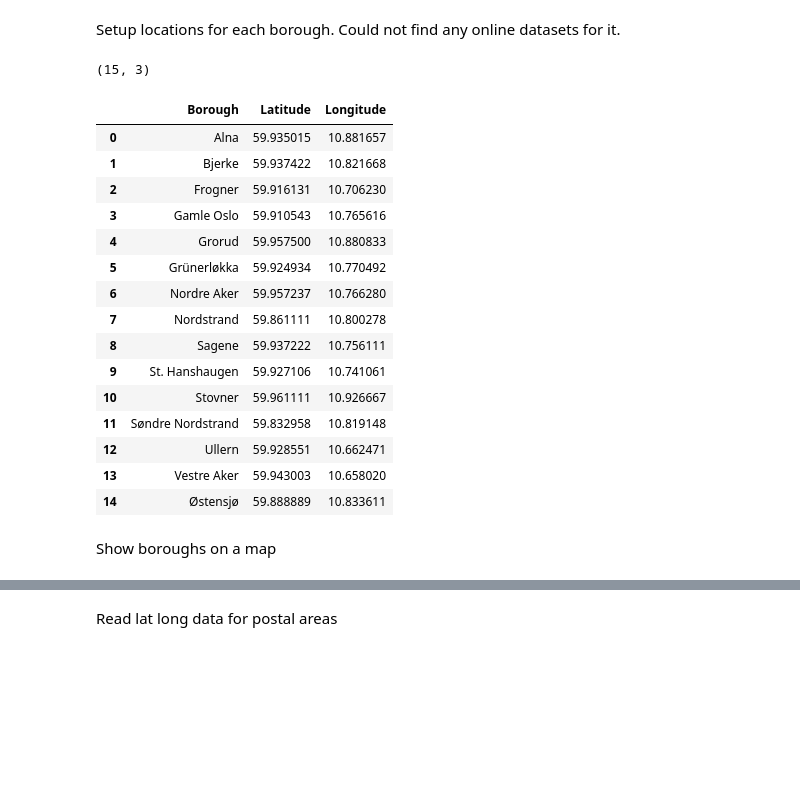
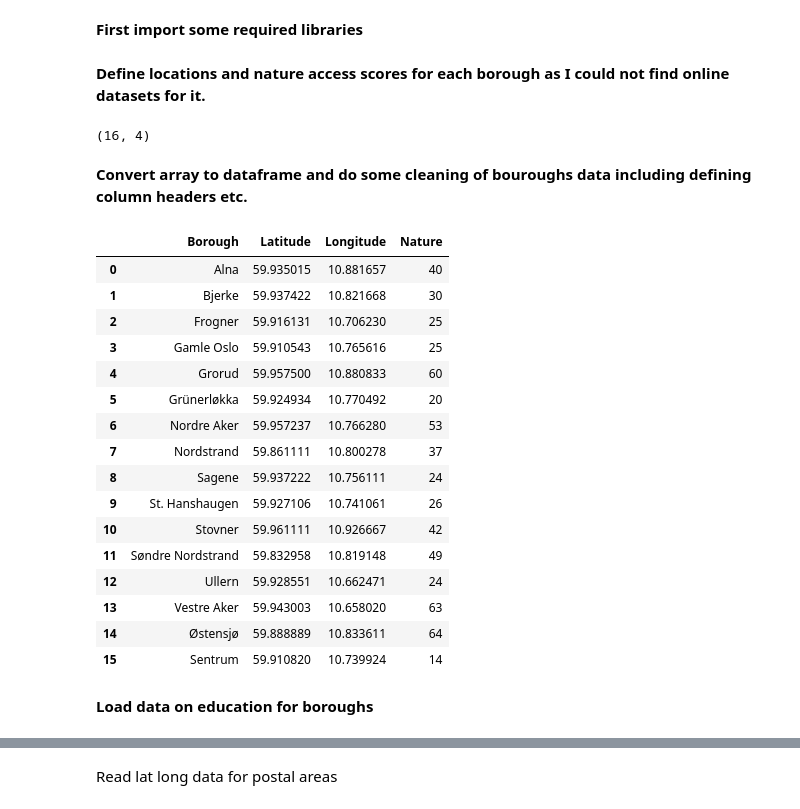
Before and after one commit to roylac/Coursera_Capstone, a Jupyter notebook: Capstone week 4.ipynb, the cells around one changed output, grey strips where cells are left out. Saved outputs shown, nothing was run; the diff lists cells and outputs as text; code cells hidden in the pictures; blank space fills up the shorter version.

```diff
--- a/Capstone week 4.ipynb
+++ b/Capstone week 4.ipynb
@@ -15,3 +11,5 @@ First import some required libraries
+# %% [markdown]
+**First import some required libraries**
 # %%
 import pandas as pd
 import numpy as np
@@ -20,48 +17,53 @@ from bs4 import BeautifulSoup
 # %% [markdown]
-Setup locations for each borough. Could not find any online datasets for it.
+**Define locations and nature access scores for each borough as I could not find online datasets for it.**
 # %%
 boroughs_array = np.array([
-    ["Alna","59.935015","10.881657"],
-    ["Bjerke","59.937422","10.821668"],
-    ["Frogner","59.916131","10.706230"],
-    ["Gamle Oslo","59.910543","10.765616"],
-    ["Grorud","59.957500","10.880833"],
-    ["Grünerløkka","59.924934","10.770492"],
-    ["Nordre Aker","59.9572374","10.76628"],
-    ["Nordstrand","59.861111","10.800278"],
-    ["Sagene","59.937222","10.756111"],
-    ["St. Hanshaugen","59.927106","10.741061"],
-    ["Stovner","59.961111","10.926667"],
-    ["Søndre Nordstrand","59.832958","10.819148"],
-    ["Ullern","59.928551","10.662471"],
-    ["Vestre Aker","59.943003","10.658020"],
-    ["Østensjø","59.888889","10.833611"]
+    ["Alna","59.935015","10.881657",40],
+    ["Bjerke","59.937422","10.821668",30],
+    ["Frogner","59.916131","10.706230",25],
+    ["Gamle Oslo","59.910543","10.765616",25],
+    ["Grorud","59.957500","10.880833",60],
+    ["Grünerløkka","59.924934","10.770492",20],
+    ["Nordre Aker","59.9572374","10.76628",53],
+    ["Nordstrand","59.861111","10.800278",37],
+    ["Sagene","59.937222","10.756111",24],
+    ["St. Hanshaugen","59.927106","10.741061",26],
+    ["Stovner","59.961111","10.926667",42],
+    ["Søndre Nordstrand","59.832958","10.819148",49],
+    ["Ullern","59.928551","10.662471",24],
+    ["Vestre Aker","59.943003","10.658020",63],
+    ["Østensjø","59.888889","10.833611",64],
+    ["Sentrum","59.910820","10.739924",14]
 ])
 boroughs_array.shape
 # %% [output]
-(15, 3)
+(16, 4)
+# %% [markdown]
+**Convert array to dataframe and do some cleaning of bouroughs data including defining column headers etc.**
 # %%
-boroughs = pd.DataFrame({'Borough': boroughs_array[:, 0], 'Latitude': boroughs_array[:, 1], 'Longitude': boroughs_array[:, 2]})
+boroughs = pd.DataFrame({'Borough': boroughs_array[:, 0], 'Latitude': boroughs_array[:, 1], 'Longitude': boroughs_array[:, 2], 'Nature': boroughs_array[:, 3]})
 boroughs["Latitude"] = pd.to_numeric(boroughs["Latitude"])
 boroughs["Longitude"] = pd.to_numeric(boroughs["Longitude"])
+boroughs["Nature"] = pd.to_numeric(boroughs["Nature"])
 boroughs.set_index('Borough')
 boroughs
 # %% [output]
-|  | Borough | Latitude | Longitude |
-| 0 | Alna | 59.935015 | 10.881657 |
-| 1 | Bjerke | 59.937422 | 10.821668 |
-| 2 | Frogner | 59.916131 | 10.706230 |
-| 3 | Gamle Oslo | 59.910543 | 10.765616 |
-| 4 | Grorud | 59.957500 | 10.880833 |
-| 5 | Grünerløkka | 59.924934 | 10.770492 |
-| 6 | Nordre Aker | 59.957237 | 10.766280 |
-| 7 | Nordstrand | 59.861111 | 10.800278 |
-| 8 | Sagene | 59.937222 | 10.756111 |
-| 9 | St. Hanshaugen | 59.927106 | 10.741061 |
-| 10 | Stovner | 59.961111 | 10.926667 |
-| 11 | Søndre Nordstrand | 59.832958 | 10.819148 |
-| 12 | Ullern | 59.928551 | 10.662471 |
-| 13 | Vestre Aker | 59.943003 | 10.658020 |
-| 14 | Østensjø | 59.888889 | 10.833611 |
+|  | Borough | Latitude | Longitude | Nature |
+| 0 | Alna | 59.935015 | 10.881657 | 40 |
+| 1 | Bjerke | 59.937422 | 10.821668 | 30 |
+| 2 | Frogner | 59.916131 | 10.706230 | 25 |
+| 3 | Gamle Oslo | 59.910543 | 10.765616 | 25 |
+| 4 | Grorud | 59.957500 | 10.880833 | 60 |
+| 5 | Grünerløkka | 59.924934 | 10.770492 | 20 |
+| 6 | Nordre Aker | 59.957237 | 10.766280 | 53 |
+| 7 | Nordstrand | 59.861111 | 10.800278 | 37 |
+| 8 | Sagene | 59.937222 | 10.756111 | 24 |
+| 9 | St. Hanshaugen | 59.927106 | 10.741061 | 26 |
+| 10 | Stovner | 59.961111 | 10.926667 | 42 |
+| 11 | Søndre Nordstrand | 59.832958 | 10.819148 | 49 |
+| 12 | Ullern | 59.928551 | 10.662471 | 24 |
+| 13 | Vestre Aker | 59.943003 | 10.658020 | 63 |
+| 14 | Østensjø | 59.888889 | 10.833611 | 64 |
+| 15 | Sentrum | 59.910820 | 10.739924 | 14 |
-# %% [markdown]
-Show boroughs on a map
+# %% [markdown]
+**Load data on education for boroughs**
```
Also changed, not shown: parts of 98 cells of this notebook.
